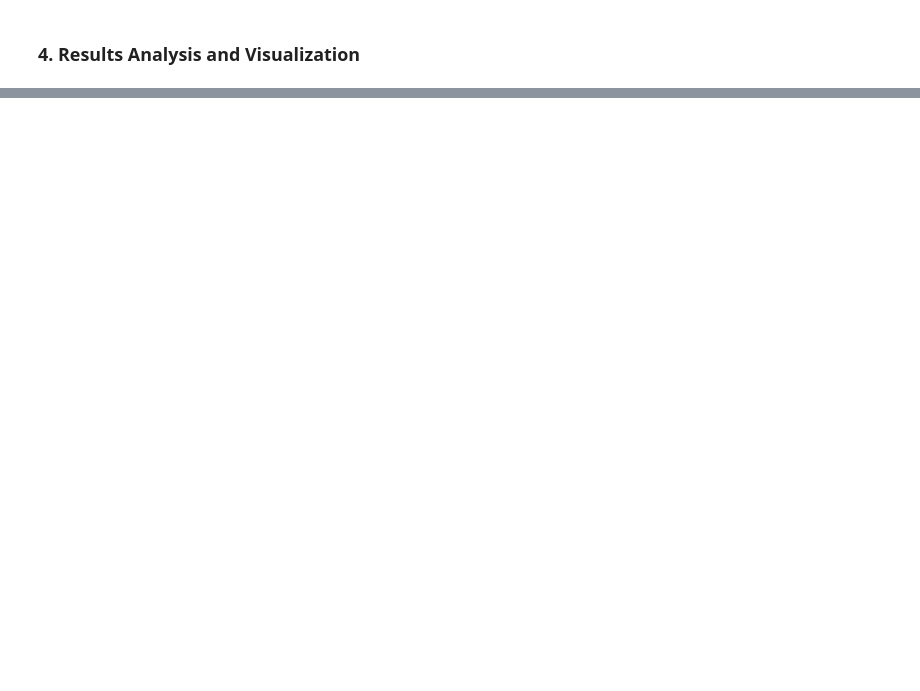
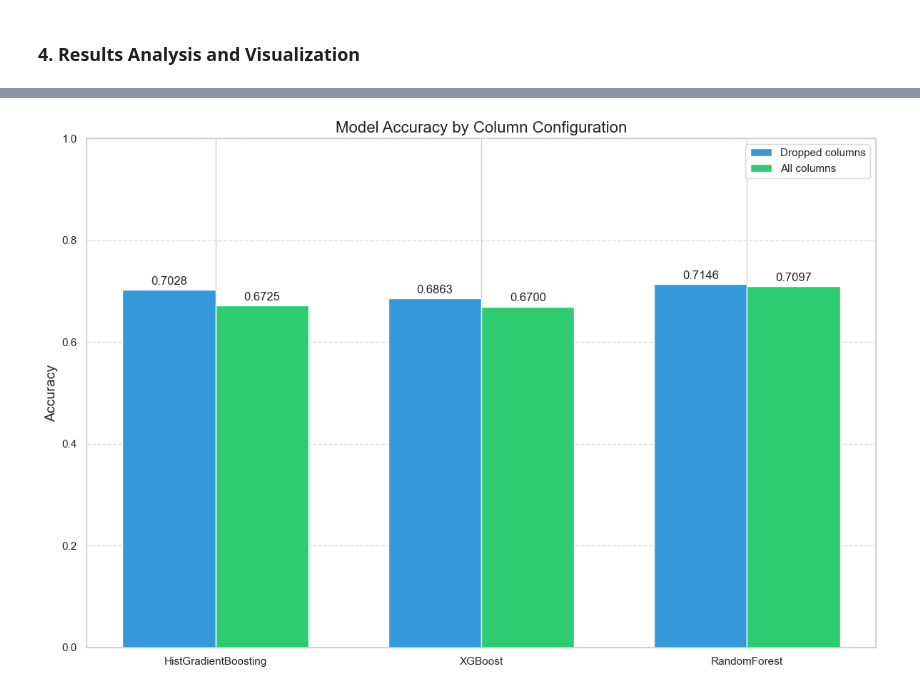
Before and after one commit to sqdArtemy/water_quality_analysis, a Jupyter notebook: model/model.ipynb, the cells around one changed output, grey strips where cells are left out. Cells and saved outputs as stored; diff of their text form; code cells hidden in the pictures; blank space fills up the shorter version.

Commit message:
Add model comparison

```diff
--- a/model/model.ipynb
+++ b/model/model.ipynb
@@ -202,0 +220,3 @@ weighted avg       0.70      0.70      0.69       424
+# %%
+models = ['HistGradientBoosting', 'XGBoost', 'RandomForest']
+results = {}
@@ -202,0 +225,4 @@ weighted avg       0.70      0.70      0.69       424
+# %%
+for model_name in models:
+    key = f"{model_name}_all"
+    results[key] = run_experiment(df, drop_columns=False, model_name=model_name)
@@ -202,0 +249,4 @@ weighted avg       0.70      0.70      0.69       424
+# %%
+for model_name in models:
+    key = f"{model_name}_dropped"
+    results[key] = run_experiment(df, drop_columns=True, model_name=model_name)
@@ -281,0 +275,3 @@ plt.show()
+# %%
+colors = ['#3498db', '#2ecc71', '#e74c3c', '#f39c12', '#9b59b6', '#1abc9c', '#34495e', '#d35400']
+consistent_cmap = 'coolwarm'
@@ -281,0 +280,65 @@ plt.show()
+# %%
+model_groups = {}
+for key, result in results.items():
+    model_name = result['model_name']
+    if model_name not in model_groups:
+        model_groups[model_name] = []
+    model_groups[model_name].append(result)
+
+all_accuracies = []
+all_labels = []
+all_colors = []
+
+for i, (model_name, model_results) in enumerate(model_groups.items()):
+    for result in model_results:
+        all_accuracies.append(result['accuracy'])
+        all_labels.append(result['title'])
+        all_colors.append(colors[i % len(colors)])
+
+sorted_indices = np.argsort(all_accuracies)[::-1]
+all_accuracies = [all_accuracies[i] for i in sorted_indices]
+all_labels = [all_labels[i] for i in sorted_indices]
+all_colors = [all_colors[i] for i in sorted_indices]
+
+plt.figure(figsize=(12, 8))
+model_names = list(model_groups.keys())
+dropped_accuracies = []
+all_accuracies = []
+
+for model_name in model_names:
+    for result in model_groups[model_name]:
+        if "Dropped" in result['title']:
+            dropped_accuracies.append(result['accuracy'])
+        else:
+            all_accuracies.append(result['accuracy'])
+
+x = np.arange(len(model_names))
+width = 0.35
+
+fig, ax = plt.subplots(figsize=(12, 8))
+rects1 = ax.bar(x - width/2, dropped_accuracies, width, label='Dropped columns', color=colors[0])
+rects2 = ax.bar(x + width/2, all_accuracies, width, label='All columns', color=colors[1])
+
+ax.set_title('Model Accuracy by Column Configuration', fontsize=16)
+ax.set_xticks(x)
+ax.set_xticklabels(model_names)
+ax.set_ylabel('Accuracy', fontsize=14)
+ax.set_ylim(0, 1)
+ax.legend()
+ax.grid(axis='y', linestyle='--', alpha=0.7)
+
+def autolabel(rects):
+    for rect in rects:
+        height = rect.get_height()
+        ax.annotate(f'{height:.4f}',
+                    xy=(rect.get_x() + rect.get_width() / 2, height),
+                    xytext=(0, 3),
+                    textcoords="offset points",
+                    ha='center', va='bottom')
+
+autolabel(rects1)
+autolabel(rects2)
+plt.tight_layout()
+plt.savefig(os.path.join(graphs_dir, 'model_accuracy_by_columns.png'), dpi=300, bbox_inches='tight')
+plt.show()
+# %% [output]
@@ -281,0 +346 @@ plt.show()
+[figure, added]
```
Also changed, not shown: parts of 17 cells of this notebook, 10 other files.
